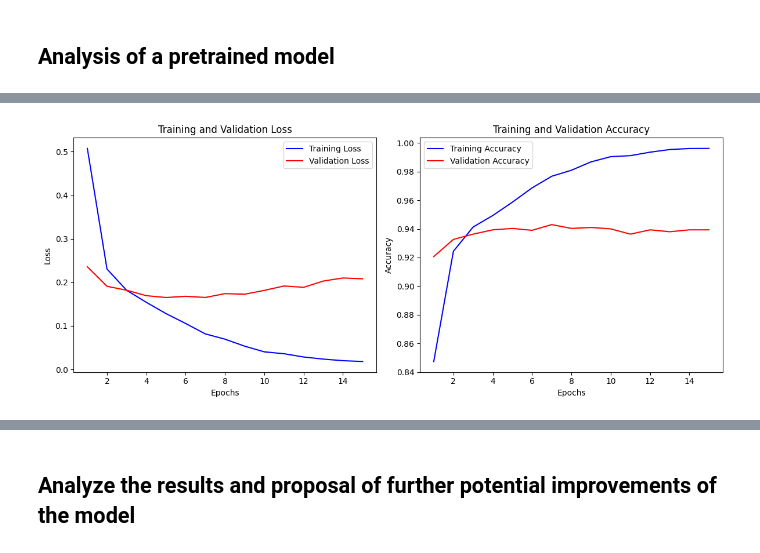
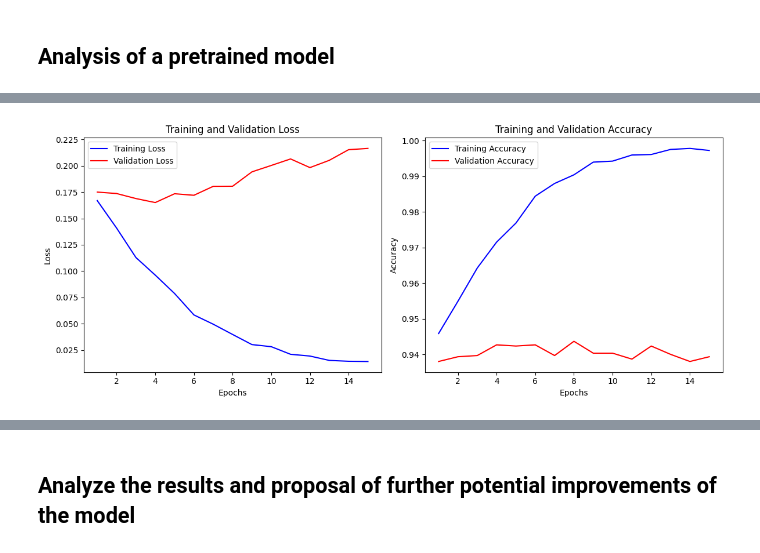
Before and after one commit to AndriyBabiy/goit_deep-learning, a Jupyter notebook: 02_Image_Classification.ipynb, the cells around one changed output, grey strips where cells are left out. Cells and saved outputs as stored; diff of their text form; code cells hidden in the pictures.

```diff
--- a/02_Image_Classification.ipynb
+++ b/02_Image_Classification.ipynb
@@ -910,7 +513,7 @@ visualize_predictions(model_ft, dataloaders['test'], class_names, 10)
-# %%
-plot_training_metrics(train_losses, train_accs, test_losses, test_accs)
-# %% [output]
-[figure, removed]
+# %%
+plot_training_metrics(ft_train_losses, ft_train_accs, ft_test_losses, ft_test_accs)
+# %% [output]
+[figure, added]
 # %%
 def evaluate_model(model):
     model.eval()  # Set the model to evaluation mode
```
Also changed, not shown: parts of 37 cells of this notebook.
